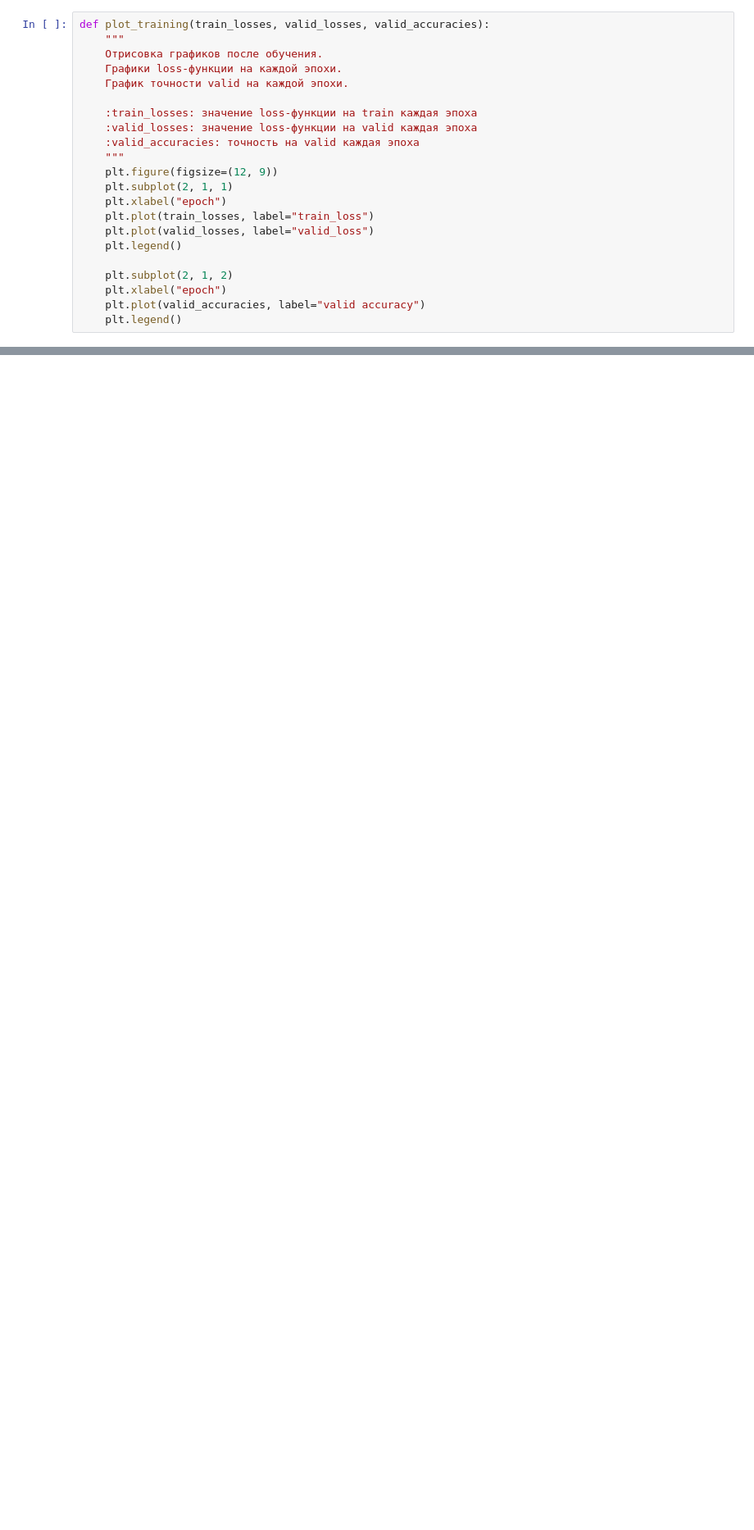
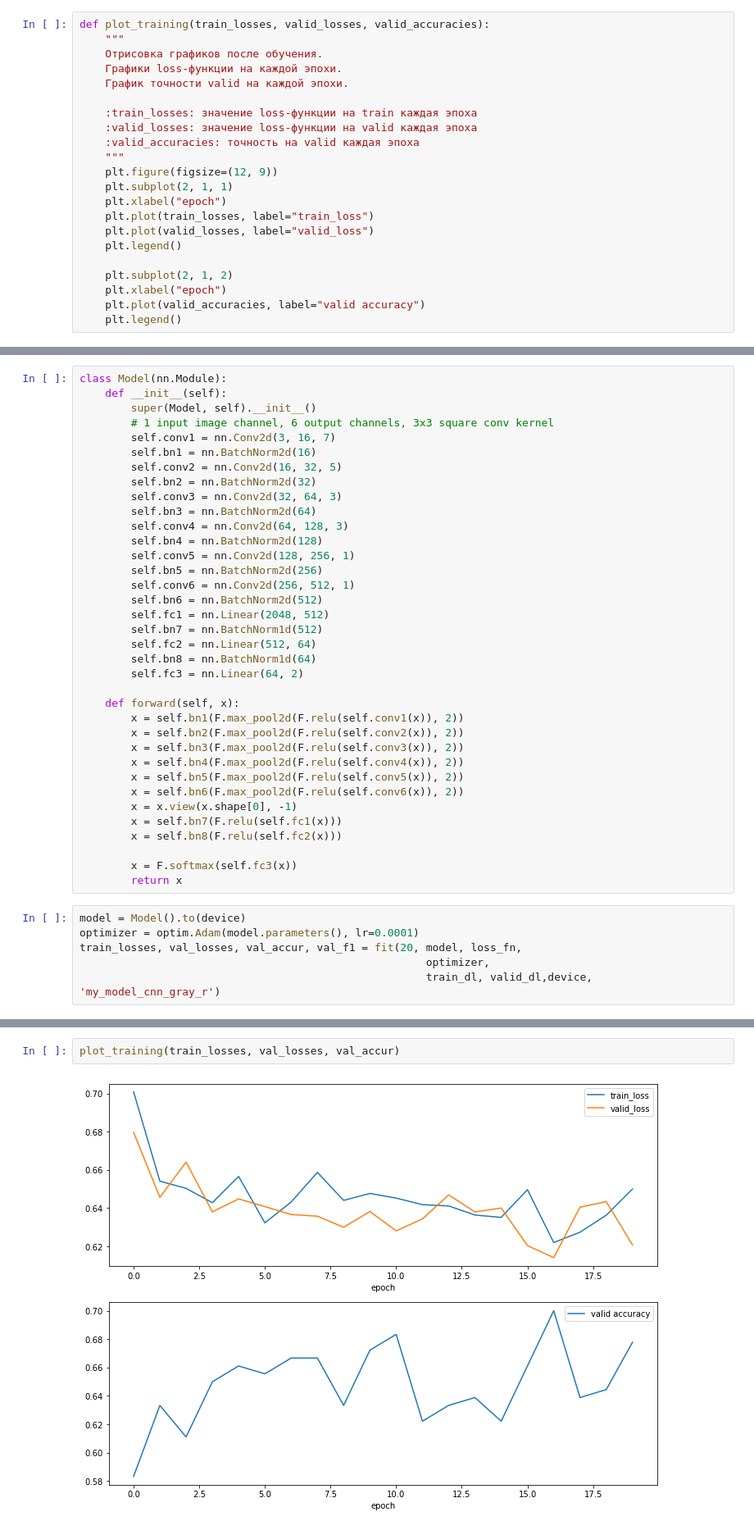
Before and after one commit to AAIvanchenko/analysis_endoscopy, a Jupyter notebook: notebook/train__test_model.ipynb, the cells around one changed output, grey strips where cells are left out. Shown at 82% size. Saved outputs shown, nothing was run; the diff lists cells and outputs as text; blank space fills up the shorter version.

```diff
--- a/notebook/train__test_model.ipynb
+++ b/notebook/train__test_model.ipynb
@@ -214,0 +347,42 @@ def plot_training(train_losses, valid_losses, valid_accuracies):
+# %%
+class Model(nn.Module):
+    def __init__(self):
+        super(Model, self).__init__()
+        # 1 input image channel, 6 output channels, 3x3 square conv kernel
+        self.conv1 = nn.Conv2d(3, 16, 7)
+        self.bn1 = nn.BatchNorm2d(16)
+        self.conv2 = nn.Conv2d(16, 32, 5)
+        self.bn2 = nn.BatchNorm2d(32)
+        self.conv3 = nn.Conv2d(32, 64, 3)
+        self.bn3 = nn.BatchNorm2d(64)
+        self.conv4 = nn.Conv2d(64, 128, 3)
+        self.bn4 = nn.BatchNorm2d(128)
+        self.conv5 = nn.Conv2d(128, 256, 1)
+        self.bn5 = nn.BatchNorm2d(256)
+        self.conv6 = nn.Conv2d(256, 512, 1)
+        self.bn6 = nn.BatchNorm2d(512)
+        self.fc1 = nn.Linear(2048, 512)
+        self.bn7 = nn.BatchNorm1d(512)
+        self.fc2 = nn.Linear(512, 64)
+        self.bn8 = nn.BatchNorm1d(64)
+        self.fc3 = nn.Linear(64, 2)
+
+    def forward(self, x):
+        x = self.bn1(F.max_pool2d(F.relu(self.conv1(x)), 2))
+        x = self.bn2(F.max_pool2d(F.relu(self.conv2(x)), 2))
+        x = self.bn3(F.max_pool2d(F.relu(self.conv3(x)), 2))
+        x = self.bn4(F.max_pool2d(F.relu(self.conv4(x)), 2))
+        x = self.bn5(F.max_pool2d(F.relu(self.conv5(x)), 2))
+        x = self.bn6(F.max_pool2d(F.relu(self.conv6(x)), 2))
+        x = x.view(x.shape[0], -1)
+        x = self.bn7(F.relu(self.fc1(x)))
+        x = self.bn8(F.relu(self.fc2(x)))
+
+        x = F.softmax(self.fc3(x))
+        return x
+# %%
+model = Model().to(device)
+optimizer = optim.Adam(model.parameters(), lr=0.0001)
+train_losses, val_losses, val_accur, val_f1 = fit(20, model, loss_fn,
+                                                      optimizer,
+                                                      train_dl, valid_dl,device, 'my_model_cnn_gray_r')
@@ -214,0 +430,4 @@ def plot_training(train_losses, valid_losses, valid_accuracies):
+# %%
+plot_training(train_losses, val_losses, val_accur)
+# %% [output]
+[figure, added]
```
Also changed, not shown: parts of 75 cells of this notebook, 3 other files.
